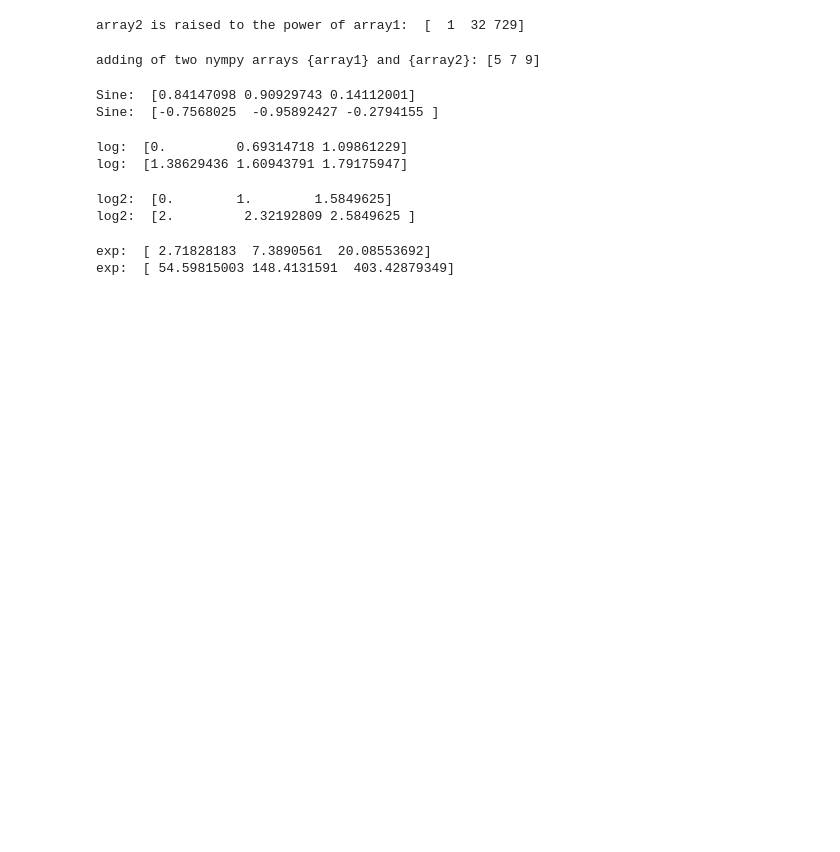
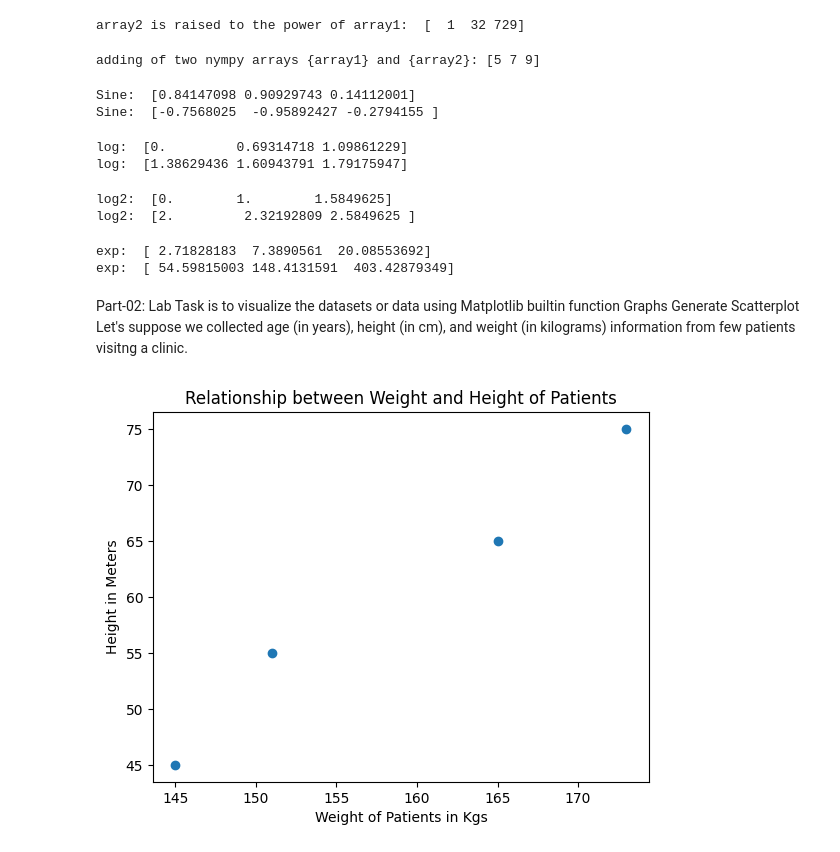
Before and after one commit to 2303A52129/AIML_2303a52129, a Jupyter notebook: Assignment_1.ipynb, the cells around one changed output. Cells and saved outputs as stored; diff of their text form; code cells hidden in the pictures; blank space fills up the shorter version.

```diff
--- a/Assignment_1.ipynb
+++ b/Assignment_1.ipynb
@@ -69,3 +69,12 @@ print("exp: ",np.exp(array2))
 # %% [output]
 exp:  [ 2.71828183  7.3890561  20.08553692]
 exp:  [ 54.59815003 148.4131591  403.42879349]
+# %% [markdown]
+Part-02: Lab Task is to visualize the datasets or data using Matplotlib builtin function Graphs
+Generate Scatterplot
+Let's suppose we collected age (in years), height (in cm), and weight (in kilograms) information from few patients visitng a clinic.
+# %%
+people = ['kiran','arun','vijay','varum']
+age = [25,30,35,40]
+weight = [145,151,165,173]
+height = [45,55,65,75]
@@ -71,0 +83,8 @@ exp:  [ 54.59815003 148.4131591  403.42879349]
+# %%
+plt.scatter(weight, height)
+plt.title("Relationship between Weight and Height of Patients")
+plt.ylabel("Height in Meters")
+plt.xlabel("Weight of Patients in Kgs")
+plt.show()
+# %% [output]
+[figure, added]
```
Also changed, not shown: parts of 3 cells of this notebook.
